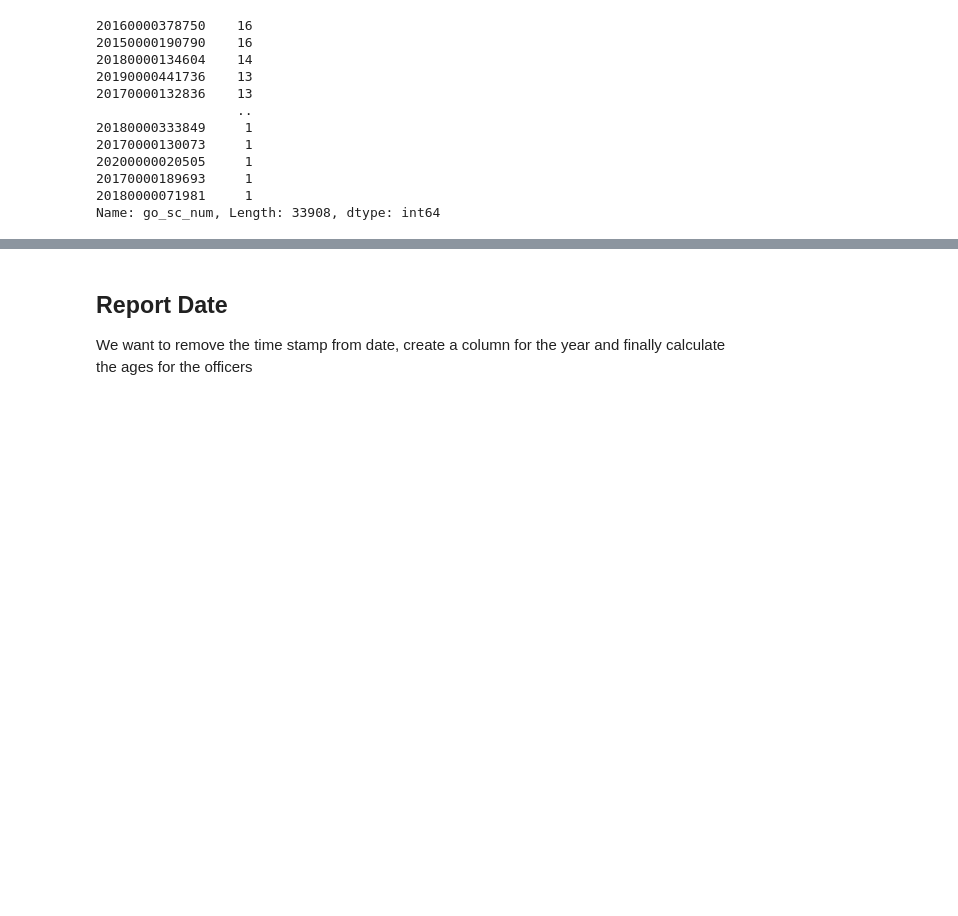
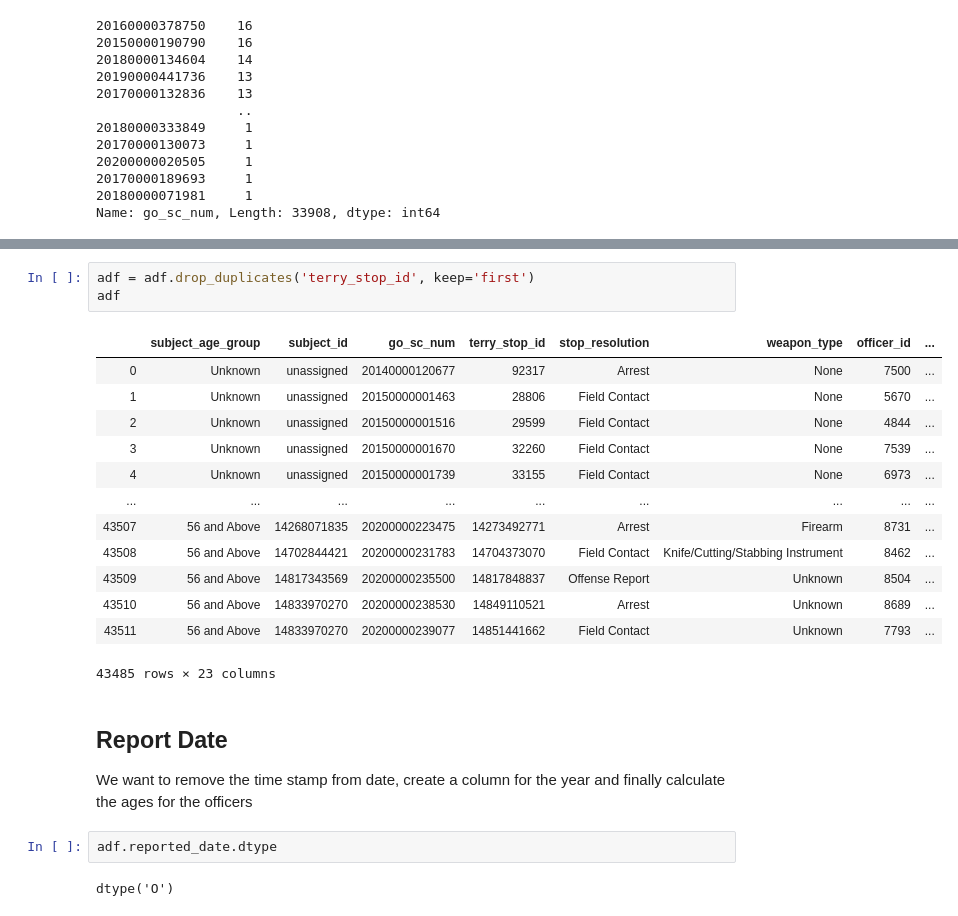
Before and after one commit to bmauss/LogReg_Analysis_of_Terry_Stops, a Jupyter notebook: Obtaining and Scrubbing Data.ipynb, the cells around one changed output, grey strips where cells are left out. Saved outputs shown, nothing was run; the diff lists cells and outputs as text; blank space fills up the shorter version.

```diff
--- a/Obtaining and Scrubbing Data.ipynb
+++ b/Obtaining and Scrubbing Data.ipynb
@@ -303,3 +369,24 @@ From the dates, the separate Terry Stop ID's, the different Stop Resolutions and
+# %%
+adf = adf.drop_duplicates('terry_stop_id', keep='first')
+adf
+# %% [output]
+|  | subject_age_group | subject_id | go_sc_num | terry_stop_id | stop_resolution | weapon_type | officer_id | ... |
+| 0 | Unknown | unassigned | 20140000120677 | 92317 | Arrest | None | 7500 | ... |
+| 1 | Unknown | unassigned | 20150000001463 | 28806 | Field Contact | None | 5670 | ... |
+| 2 | Unknown | unassigned | 20150000001516 | 29599 | Field Contact | None | 4844 | ... |
+| 3 | Unknown | unassigned | 20150000001670 | 32260 | Field Contact | None | 7539 | ... |
+| 4 | Unknown | unassigned | 20150000001739 | 33155 | Field Contact | None | 6973 | ... |
+| ... | ... | ... | ... | ... | ... | ... | ... | ... |
+| 43507 | 56 and Above | 14268071835 | 20200000223475 | 14273492771 | Arrest | Firearm | 8731 | ... |
+| 43508 | 56 and Above | 14702844421 | 20200000231783 | 14704373070 | Field Contact | Knife/Cutting/Stabbing Instrument | 8462 | ... |
+| 43509 | 56 and Above | 14817343569 | 20200000235500 | 14817848837 | Offense Report | Unknown | 8504 | ... |
+| 43510 | 56 and Above | 14833970270 | 20200000238530 | 14849110521 | Arrest | Unknown | 8689 | ... |
+| 43511 | 56 and Above | 14833970270 | 20200000239077 | 14851441662 | Field Contact | Unknown | 7793 | ... |
+43485 rows × 23 columns
 # %% [markdown]
 ## Report Date
 We want to remove the time stamp from date, create a column for the year and finally calculate the ages for the officers
+# %%
+adf.reported_date.dtype
+# %% [output]
+dtype('O')
```
Also changed, not shown: parts of 58 cells of this notebook.
